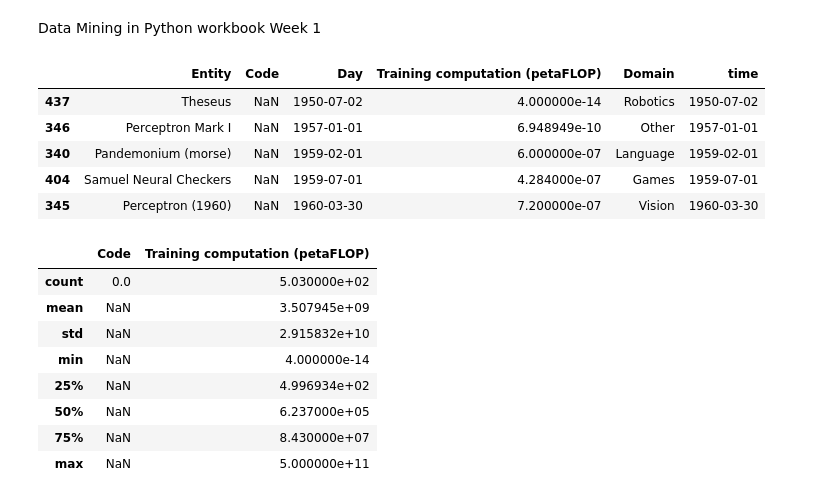
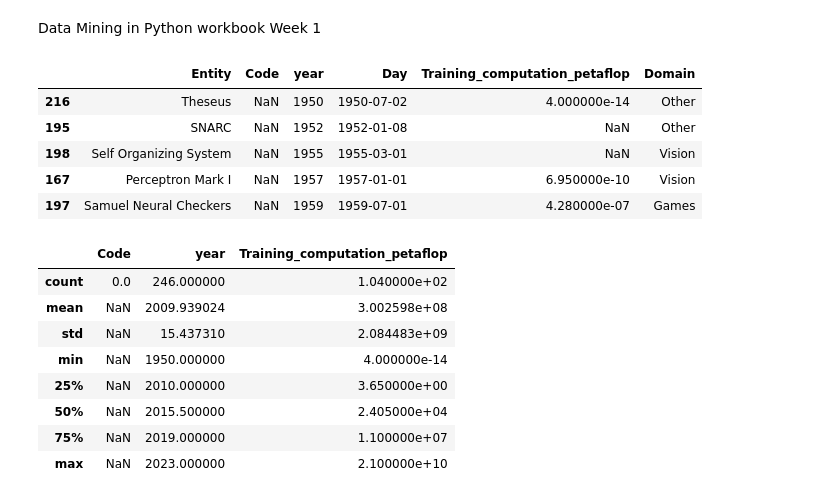
Before and after one commit to Patrick0481/Data-mining-2025-course, a Jupyter notebook: Data-mining-notebook.ipynb, the cells around one changed output. Drawn from its saved outputs; the diff is of its cells as text; code cells hidden in the pictures.

```diff
--- a/Data-mining-notebook.ipynb
+++ b/Data-mining-notebook.ipynb
@@ -4,20 +4,21 @@ Week 1
 # %%
 #%pip install plotly
 import pandas as pd
 import plotly.express as px
 
 # Extract
-url = "https://raw.githubusercontent.com/Patrick0481/Data-mining-2025-course/refs/heads/main/artificial-intelligence-training-computation.csv?token=GHSAT0AAAAAADKNWND6ZIDOAMJDIG5E6J3K2GBKBLA"
+#url = "https://raw.githubusercontent.com/Patrick0481/Data-mining-2025-course/refs/heads/main/artificial-intelligence-training-computation.csv?token=GHSAT0AAAAAADKNWND6ZIDOAMJDIG5E6J3K2GBKBLA"
+url = "https://raw.githubusercontent.com/businessdatasolutions/courses/main/datamining-n/datasets/ai.csv"
 rawDF = pd.read_csv(url)
 # Transform
-rawDF = rawDF.sort_values(by=['Day', 'Domain'])
+rawDF = rawDF.sort_values(by=['year', 'Domain'])
 rawDF.head()
 # %% [output]
-|  | Entity | Code | Day | Training computation (petaFLOP) | Domain | time |
-| 437 | Theseus | NaN | 1950-07-02 | 4.000000e-14 | Robotics | 1950-07-02 |
-| 346 | Perceptron Mark I | NaN | 1957-01-01 | 6.948949e-10 | Other | 1957-01-01 |
-| 340 | Pandemonium (morse) | NaN | 1959-02-01 | 6.000000e-07 | Language | 1959-02-01 |
-| 404 | Samuel Neural Checkers | NaN | 1959-07-01 | 4.284000e-07 | Games | 1959-07-01 |
-| 345 | Perceptron (1960) | NaN | 1960-03-30 | 7.200000e-07 | Vision | 1960-03-30 |
+|  | Entity | Code | year | Day | Training_computation_petaflop | Domain |
+| 216 | Theseus | NaN | 1950 | 1950-07-02 | 4.000000e-14 | Other |
+| 195 | SNARC | NaN | 1952 | 1952-01-08 | NaN | Other |
+| 198 | Self Organizing System | NaN | 1955 | 1955-03-01 | NaN | Vision |
+| 167 | Perceptron Mark I | NaN | 1957 | 1957-01-01 | 6.950000e-10 | Vision |
+| 197 | Samuel Neural Checkers | NaN | 1959 | 1959-07-01 | 4.280000e-07 | Games |
 # %%
 # Load
@@ -26,12 +27,12 @@ fig.update_traces(marker={'size': 12})
 # %%
 rawDF.describe()
 # %% [output]
-|  | Code | Training computation (petaFLOP) |
-| count | 0.0 | 5.030000e+02 |
-| mean | NaN | 3.507945e+09 |
-| std | NaN | 2.915832e+10 |
-| min | NaN | 4.000000e-14 |
-| 25% | NaN | 4.996934e+02 |
-| 50% | NaN | 6.237000e+05 |
-| 75% | NaN | 8.430000e+07 |
-| max | NaN | 5.000000e+11 |
+|  | Code | year | Training_computation_petaflop |
+| count | 0.0 | 246.000000 | 1.040000e+02 |
+| mean | NaN | 2009.939024 | 3.002598e+08 |
+| std | NaN | 15.437310 | 2.084483e+09 |
+| min | NaN | 1950.000000 | 4.000000e-14 |
+| 25% | NaN | 2010.000000 | 3.650000e+00 |
+| 50% | NaN | 2015.500000 | 2.405000e+04 |
+| 75% | NaN | 2019.000000 | 1.100000e+07 |
+| max | NaN | 2023.000000 | 2.100000e+10 |
```
Also changed, not shown: parts of 1 cell of this notebook.
